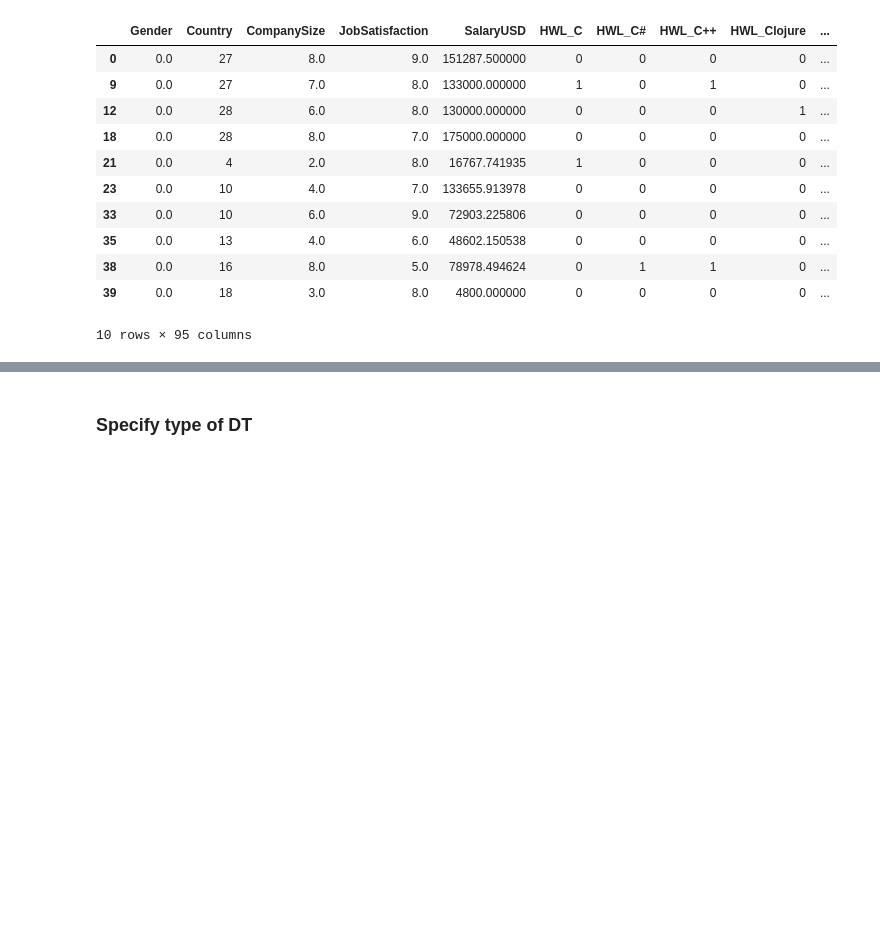
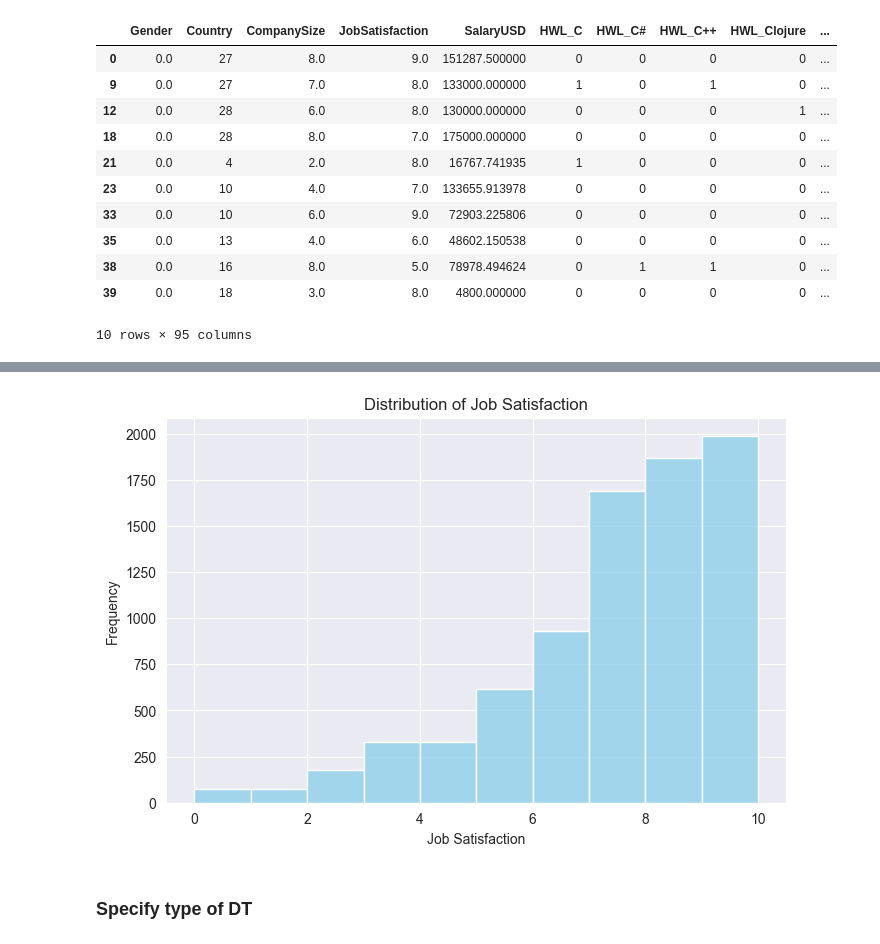
Before and after one commit to codemaster004/DataMiningStackOverflow, a Jupyter notebook: notebooks/data_cleaning.ipynb, the cells around one changed output, grey strips where cells are left out. Saved outputs shown, nothing was run; the diff lists cells and outputs as text; code cells hidden in the pictures; blank space fills up the shorter version.

```diff
--- a/notebooks/data_cleaning.ipynb
+++ b/notebooks/data_cleaning.ipynb
@@ -305,3 +318,13 @@ df_professionals.head(10)
+# %%
+plt.figure(figsize=(8, 5))
+sns.histplot(df_professionals["JobSatisfaction"], bins=10, color='skyblue')
+plt.title("Distribution of Job Satisfaction")
+plt.xlabel("Job Satisfaction")
+plt.ylabel("Frequency")
+plt.grid(True)
+plt.show()
+# %% [output]
+[figure, added]
 # %% [markdown]
 ### Specify type of DT
 # %%
```
Also changed, not shown: parts of 8 cells of this notebook.
